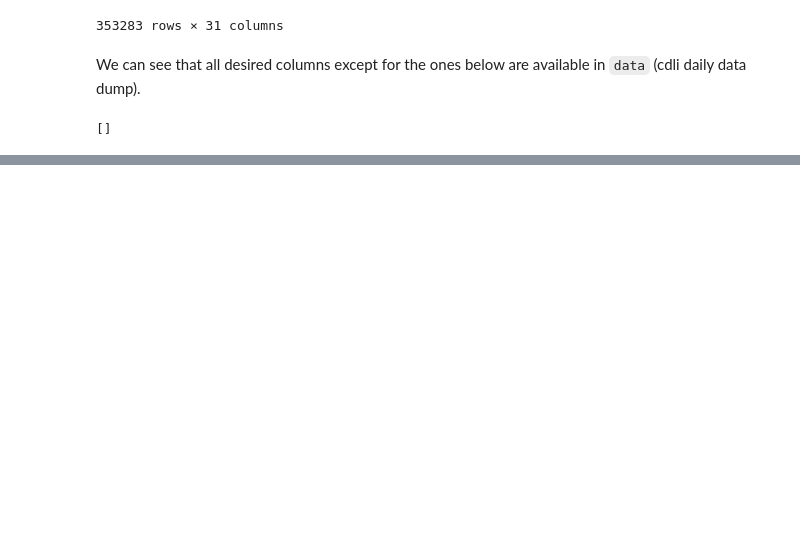
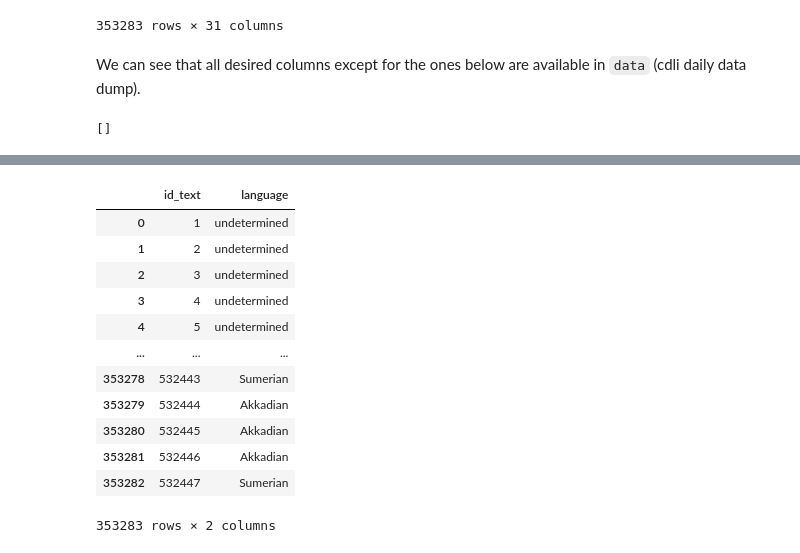
Before and after one commit to ancient-world-citation-analysis/CDLI2LoD, a Jupyter notebook: cdli_cat.ipynb, the cells around one changed output, grey strips where cells are left out. Drawn from its saved outputs; the diff is of its cells as text; code cells hidden in the pictures; blank space fills up the shorter version.

```diff
--- a/cdli_cat.ipynb
+++ b/cdli_cat.ipynb
@@ -205,0 +181,17 @@ array(['Uruk (mod. Warka)', 'uncertain (mod. Jemdet Nasr)',
+# %%
+language_df = cdli_cat_df[["id_text", "language"]]
+language_df
+# %% [output]
+|  | id_text | language |
+| 0 | 1 | undetermined |
+| 1 | 2 | undetermined |
+| 2 | 3 | undetermined |
+| 3 | 4 | undetermined |
+| 4 | 5 | undetermined |
+| ... | ... | ... |
+| 353278 | 532443 | Sumerian |
+| 353279 | 532444 | Akkadian |
+| 353280 | 532445 | Akkadian |
+| 353281 | 532446 | Akkadian |
+| 353282 | 532447 | Sumerian |
+353283 rows × 2 columns
```
Also changed, not shown: parts of 57 cells of this notebook.
